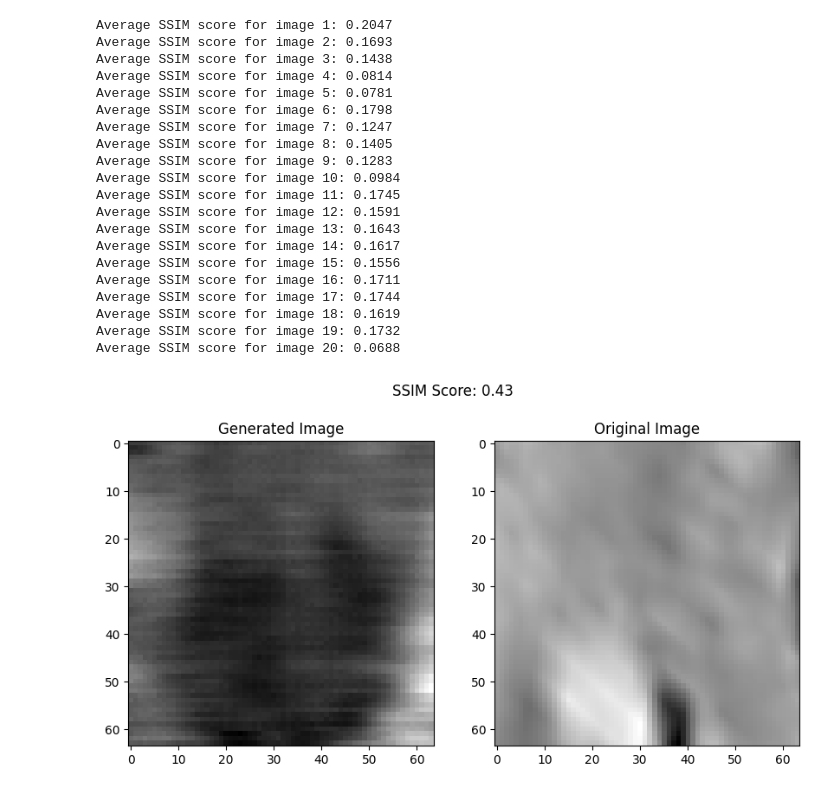
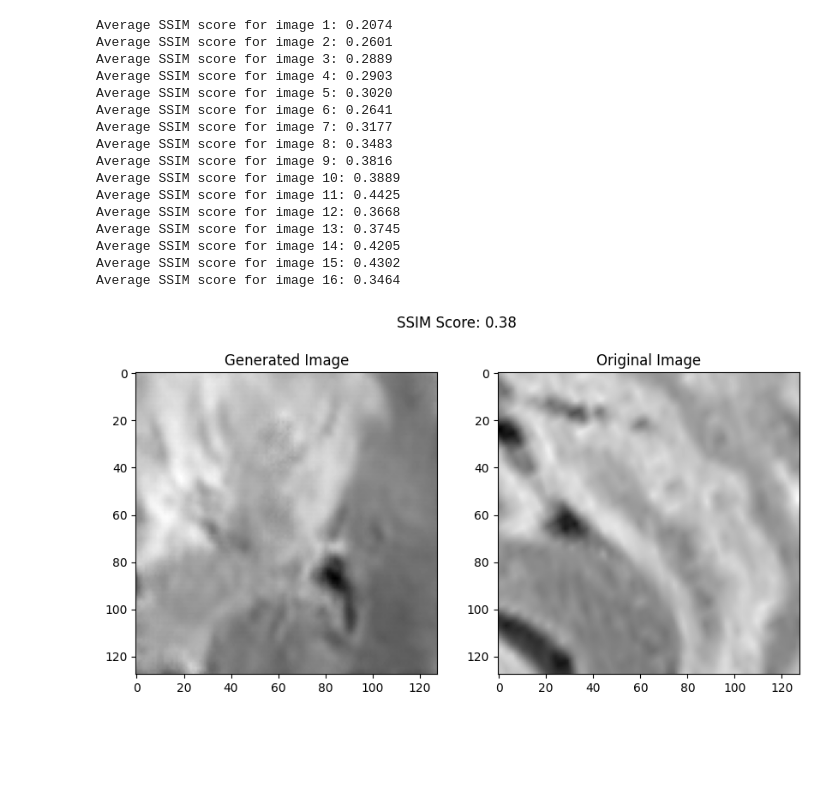
Before and after one commit to shubhamcodez/BrainVoxGen, a Jupyter notebook: ssim_code.ipynb, the cells around one changed output. Drawn from its saved outputs; the diff is of its cells as text; code cells hidden in the pictures; blank space fills up the shorter version.

```diff
--- a/ssim_code.ipynb
+++ b/ssim_code.ipynb
@@ -56,3 +9,0 @@ for image_path in train_ultrasound_images:
-# %%
-for i, np_image in enumerate(train_mri_arrays):
-    print(f"Shape of MRI image {i}: {np_image.shape}", str(train_mri_images[i]))
@@ -117,15 +10,13 @@ def random_crop(input_image, real_image):
 # %%
 # outputs the average ssim of all 3d images
-output_path = "Dataset/train/MRI/"
-test_path = "Dataset/train/US/"
+output_path = "Output/"
+test_path = "Test/"
 
 # Loop over each image in the test and output files
-for i in range(len(train_mri_arrays)):
+for i in range(0,16):
     # Load the images from file
-    #output_img = nib.load(os.path.join(output_path, f"Cropped_MRI{i+1}.nii")).get_fdata()
-    #test_img = nib.load(os.path.join(test_path, f"Cropped_US{i+1}.nii")).get_fdata()
-
-    output_img, test_img = random_crop(train_mri_arrays[i], train_ultrasound_arrays[i])
+    output_img = nib.load(os.path.join(output_path, f"{i}.nii")).get_fdata()
+    test_img = nib.load(os.path.join(test_path, f"{i}.nii")).get_fdata()
 
     ssim_scores = []
 
@@ -146,60 +37,56 @@ for i in range(len(train_mri_arrays)):
 
     print(f'Average SSIM score for image {i+1}: {avg_ssim:.4f}')
 # %% [output]
-Average SSIM score for image 1: 0.2047
-Average SSIM score for image 2: 0.1693
-Average SSIM score for image 3: 0.1438
-Average SSIM score for image 4: 0.0814
-Average SSIM score for image 5: 0.0781
-Average SSIM score for image 6: 0.1798
-Average SSIM score for image 7: 0.1247
-Average SSIM score for image 8: 0.1405
-Average SSIM score for image 9: 0.1283
-Average SSIM score for image 10: 0.0984
-Average SSIM score for image 11: 0.1745
-Average SSIM score for image 12: 0.1591
-Average SSIM score for image 13: 0.1643
-Average SSIM score for image 14: 0.1617
-Average SSIM score for image 15: 0.1556
-Average SSIM score for image 16: 0.1711
-Average SSIM score for image 17: 0.1744
-Average SSIM score for image 18: 0.1619
-Average SSIM score for image 19: 0.1732
-Average SSIM score for image 20: 0.0688
+Average SSIM score for image 1: 0.2074
+Average SSIM score for image 2: 0.2601
+Average SSIM score for image 3: 0.2889
+Average SSIM score for image 4: 0.2903
+Average SSIM score for image 5: 0.3020
+Average SSIM score for image 6: 0.2641
+Average SSIM score for image 7: 0.3177
+Average SSIM score for image 8: 0.3483
+Average SSIM score for image 9: 0.3816
+Average SSIM score for image 10: 0.3889
+Average SSIM score for image 11: 0.4425
+Average SSIM score for image 12: 0.3668
+Average SSIM score for image 13: 0.3745
+Average SSIM score for image 14: 0.4205
+Average SSIM score for image 15: 0.4302
+Average SSIM score for image 16: 0.3464
 # %%
 # outputd the slices with max ssim score
-image1 = nib.load('Output/7.nii').get_fdata()
-image2 = nib.load('Test/7.nii').get_fdata()
+image1 = nib.load('Output/6.nii').get_fdata()
+image2 = nib.load('Test/6.nii').get_fdata()
 
 # Initialize variables
 max_score = -1
 max_slice1 = None
 max_slice2 = None
 
 # Loop over each slice in the 3D images
-for z in range(image1.shape[0]):
+for z in range(image1.shape[2]):
     # Extract the 2D slices from both images
-    slice1 = image1[z, :, :]
-    slice2 = image2[z, :, :]
+    slice1 = image1[:, :, z]
+    slice2 = image2[:, :, z]
 
     # Compute the SSIM score
     score = ssim(slice1, slice2, data_range=slice2.max() - slice2.min())
 
     # Check if the current score is the maximum so far
     if score > max_score:
         max_score = score
         max_slice1 = slice1
         max_slice2 = slice2
 
 # Plot the two slices with the maximum SSIM score
 fig, (ax1, ax2) = plt.subplots(1, 2, figsize=(10,5))
 ax1.imshow(max_slice1, cmap='gray')
 ax1.set_title('Generated Image')
 ax2.imshow(max_slice2, cmap='gray')
 ax2.set_title('Original Image')
 fig.suptitle('SSIM Score: {:.2f}'.format(max_score))
 
 # Show the plot
 plt.show()
 # %% [output]
-[figure, old version]
+[figure, new version]
```
Also changed, not shown: parts of 6 cells of this notebook, 5 other files.
